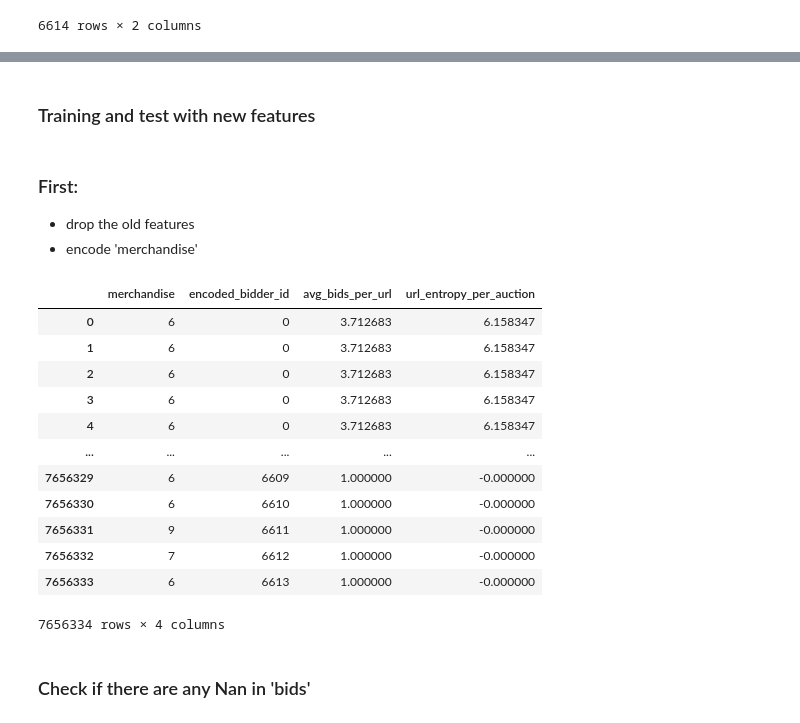
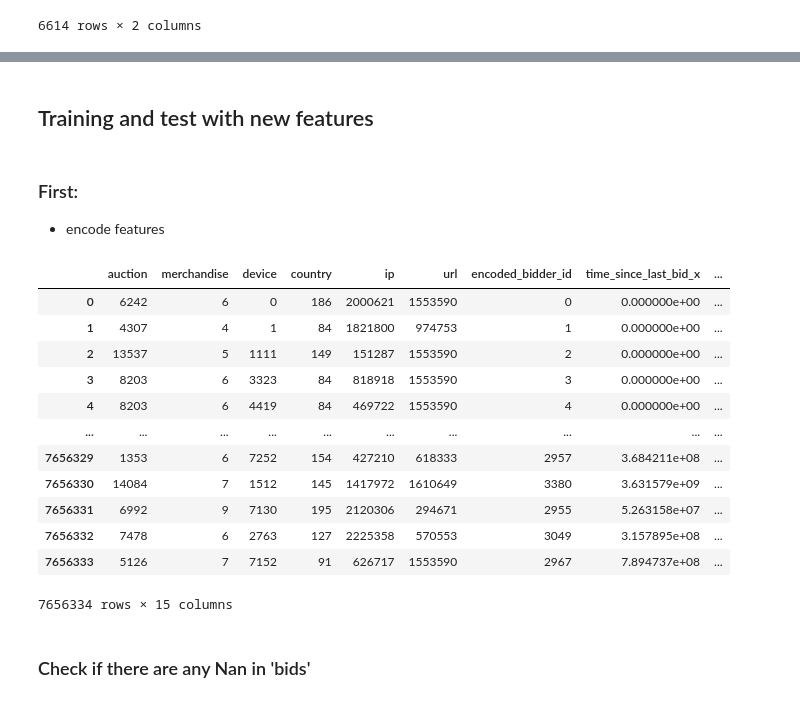
Before and after one commit to trueilorp/Bidder-classification, a Jupyter notebook: SD/FeatureEngineeringPart2.ipynb, the cells around one changed output, grey strips where cells are left out. Cells and saved outputs as stored; diff of their text form; code cells hidden in the pictures.

```diff
--- a/SD/FeatureEngineeringPart2.ipynb
+++ b/SD/FeatureEngineeringPart2.ipynb
@@ -134 +359,11 @@ bids_per_auction_url_entropy_train
+# %%
+# 1. Time since the last bid
+bids['time_since_last_bid'] = bids.groupby('encoded_bidder_id')['time'].diff().fillna(0)
+
+
+# 3. First bid flag
+bids['first_bid_flag'] = bids.groupby('auction')['time'].transform('min') == bids['time']
+
+# 4. Sniping flag
+# bids['sniping_flag'] = (bids['time'] > bids['auction_end_time'] - pd.Timedelta(seconds=10)).astype(int)
 # %% [markdown]
@@ -136,9 +371,9 @@ bids_per_auction_url_entropy_train
 # %%
-from functools import reduce
+# from functools import reduce
 
-# List of DataFrames to merge
-dataframes_to_merge_train = [average_bids_per_user_train, bids_per_auction_url_entropy_train]
+# # List of DataFrames to merge
+# dataframes_to_merge_train = [average_bids_per_user_train, bids_per_auction_url_entropy_train]
 
-# Merge all DataFrames on a common column
-for df_to_merge_train in dataframes_to_merge_train:
-	bids = pd.merge(bids, df_to_merge_train, on='encoded_bidder_id', how='outer')
+# # Merge all DataFrames on a common column
+# for df_to_merge_train in dataframes_to_merge_train:
+# 	bids = pd.merge(bids, df_to_merge_train, on='encoded_bidder_id', how='outer')
@@ -167,0 +380,9 @@ bids.shape
+# %%
+from functools import reduce
+
+dfs = [bids_ordered_by_time, bids_from_auction_end, bids_time_entropy, bids_sorted_per_time, concurrent_bids, winning_bids]
+
+for df_to_merge in dfs:
+	bids = bids.merge(df_to_merge, on='bid_id', how='inner')
+
+bids
@@ -168,34 +416,35 @@ bids.shape
 # %% [markdown]
-### Training and test with new features
+## Training and test with new features
 # %% [markdown]
 ### First:
-- drop the old features
-- encode 'merchandise'
+- encode features
 # %%
-# Join between bidders_train and df_train
-# df_with_new_features = pd.merge(bids, bidder, on='encoded_bidder_id', how='inner')
-bids.drop(["bid_id","auction", "device", "time", "country", "ip", "url"], axis=1, inplace=True)
+# bids.drop(["bid_id", "time", "merchandise", "country", "ip", "device", "url", "auction"], axis=1, inplace=True)
+bids.drop(["bid_id", "time"], axis=1, inplace=True)
 
 # Encoding 'merchandise'
 from sklearn.preprocessing import LabelEncoder
 encoder = LabelEncoder()
 bids["merchandise"] = encoder.fit_transform(bids['merchandise'])
+bids["country"] = encoder.fit_transform(bids['country'])
+bids["ip"] = encoder.fit_transform(bids['ip'])
+bids["device"] = encoder.fit_transform(bids['device'])
 
 bids
 # %% [output]
-|  | merchandise | encoded_bidder_id | avg_bids_per_url | url_entropy_per_auction |
-| 0 | 6 | 0 | 3.712683 | 6.158347 |
-| 1 | 6 | 0 | 3.712683 | 6.158347 |
-| 2 | 6 | 0 | 3.712683 | 6.158347 |
-| 3 | 6 | 0 | 3.712683 | 6.158347 |
-| 4 | 6 | 0 | 3.712683 | 6.158347 |
-| ... | ... | ... | ... | ... |
-| 7656329 | 6 | 6609 | 1.000000 | -0.000000 |
-| 7656330 | 6 | 6610 | 1.000000 | -0.000000 |
-| 7656331 | 9 | 6611 | 1.000000 | -0.000000 |
-| 7656332 | 7 | 6612 | 1.000000 | -0.000000 |
-| 7656333 | 6 | 6613 | 1.000000 | -0.000000 |
+|  | auction | merchandise | device | country | ip | url | encoded_bidder_id | time_since_last_bid_x | ... |
+| 0 | 6242 | 6 | 0 | 186 | 2000621 | 1553590 | 0 | 0.000000e+00 | ... |
+| 1 | 4307 | 4 | 1 | 84 | 1821800 | 974753 | 1 | 0.000000e+00 | ... |
+| 2 | 13537 | 5 | 1111 | 149 | 151287 | 1553590 | 2 | 0.000000e+00 | ... |
+| 3 | 8203 | 6 | 3323 | 84 | 818918 | 1553590 | 3 | 0.000000e+00 | ... |
+| 4 | 8203 | 6 | 4419 | 84 | 469722 | 1553590 | 4 | 0.000000e+00 | ... |
+| ... | ... | ... | ... | ... | ... | ... | ... | ... | ... |
+| 7656329 | 1353 | 6 | 7252 | 154 | 427210 | 618333 | 2957 | 3.684211e+08 | ... |
+| 7656330 | 14084 | 7 | 1512 | 145 | 1417972 | 1610649 | 3380 | 3.631579e+09 | ... |
+| 7656331 | 6992 | 9 | 7130 | 195 | 2120306 | 294671 | 2955 | 5.263158e+07 | ... |
+| 7656332 | 7478 | 6 | 2763 | 127 | 2225358 | 570553 | 3049 | 3.157895e+08 | ... |
+| 7656333 | 5126 | 7 | 7152 | 91 | 626717 | 1553590 | 2967 | 7.894737e+08 | ... |
-7656334 rows × 4 columns
+7656334 rows × 15 columns
 # %% [markdown]
 ### Check if there are any Nan in 'bids'
 # %%
```
Also changed, not shown: parts of 43 cells of this notebook.
